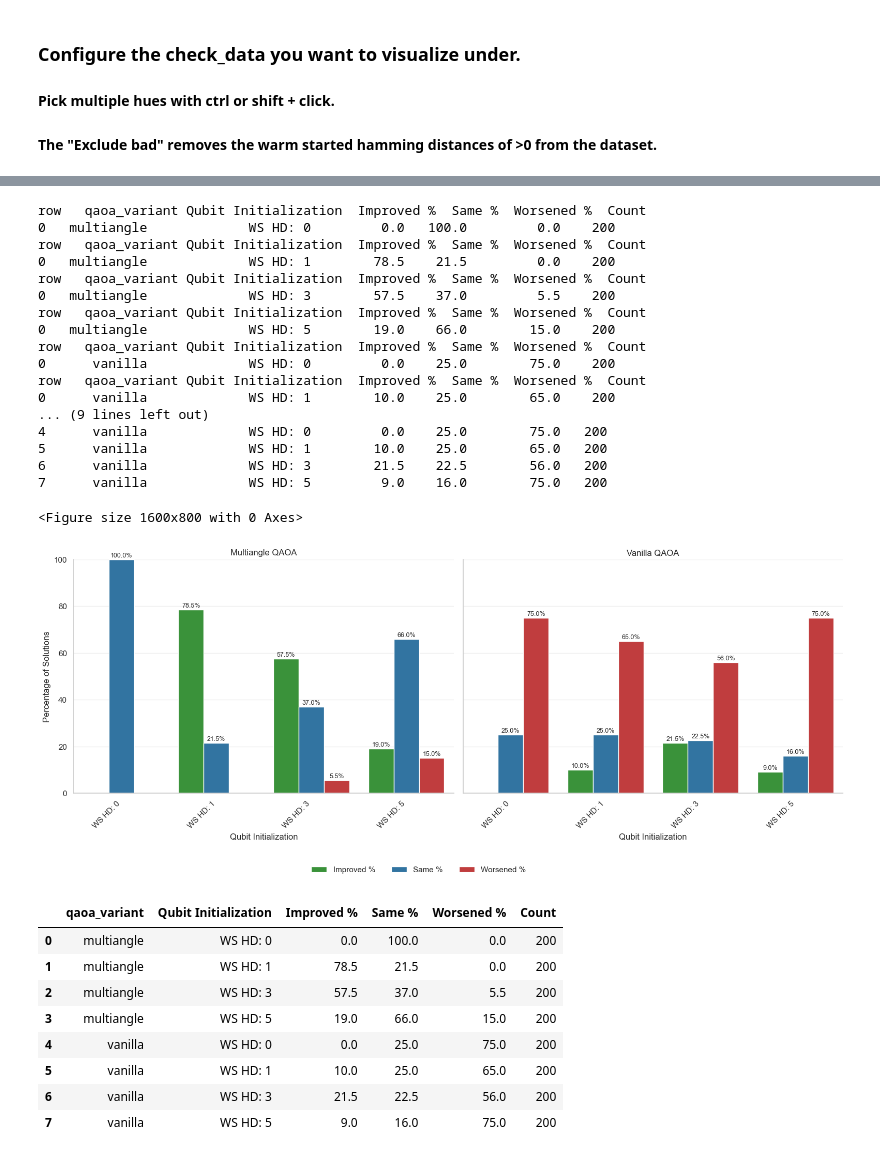
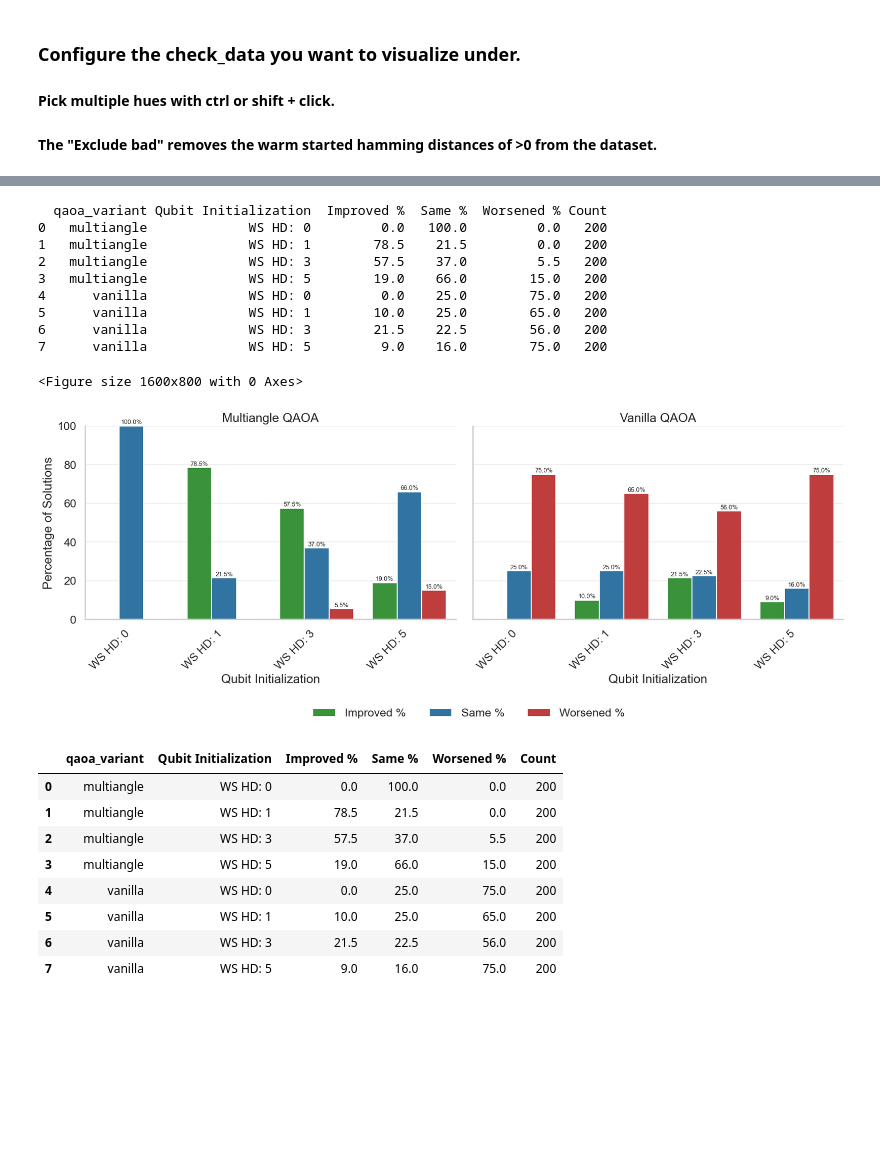
Before and after one commit to Smeidir/QAOA, a Jupyter notebook: results_visualizer.ipynb, the cells around one changed output, grey strips where cells are left out. Cells and saved outputs as stored; diff of their text form; code cells hidden in the pictures; blank space fills up the shorter version.

```diff
--- a/results_visualizer.ipynb
+++ b/results_visualizer.ipynb
@@ -791,7 +748,6 @@ for qaoa_var in ['multiangle', 'vanilla']:
                 'Worsened %': [worsened],
                 'Count': [total]
             })
-            print('row',new_row)
             improvement_stats = pd.concat([improvement_stats, new_row], ignore_index=True)
 print(improvement_stats)
 # Sort by initialization type and variant
@@ -850,48 +806,40 @@ for ax_i, title in zip(ax.axes[0], ['Multiangle', 'Vanilla']):
     ax_i.set_title(f"{title} QAOA")
 
 plt.tight_layout()
 plt.savefig('warm_start_improvement_stats_combined.pdf', bbox_inches='tight')
 plt.show()
 
 # Display the detailed table
 display(improvement_stats.round(2))
 
 
 # Create a figure and analyze runtime performance
 plt.figure(figsize=(14, 8))
 
 # Plot runtime distribution by QAOA variant
-sns.kdeplot(data=df_ws, x='quantum_func_evals', hue='qaoa_variant', palette='viridis', linewidth=3)
+sns.kdeplot(data=df_ws, x='Iterations', hue='qaoa_variant', palette='viridis', linewidth=3)
 
 # Set plot styling
 plt.title('Runtime by QAOA Variant', fontsize=16)
 plt.ylabel('Density', fontsize=14)
 plt.xlabel('Number of Function Evaluations', fontsize=14)
 plt.xlim((0,5000))
 plt.grid(alpha=0.3)
 plt.tight_layout()
 plt.savefig('runtime_by_qaoa_variant.pdf', bbox_inches='tight')
 plt.show()
 # %% [output]
-row   qaoa_variant Qubit Initialization  Improved %  Same %  Worsened %  Count
-0   multiangle             WS HD: 0         0.0   100.0         0.0    200
-row   qaoa_variant Qubit Initialization  Improved %  Same %  Worsened %  Count
-0   multiangle             WS HD: 1        78.5    21.5         0.0    200
-row   qaoa_variant Qubit Initialization  Improved %  Same %  Worsened %  Count
-0   multiangle             WS HD: 3        57.5    37.0         5.5    200
-row   qaoa_variant Qubit Initialization  Improved %  Same %  Worsened %  Count
-0   multiangle             WS HD: 5        19.0    66.0        15.0    200
-row   qaoa_variant Qubit Initialization  Improved %  Same %  Worsened %  Count
-0      vanilla             WS HD: 0         0.0    25.0        75.0    200
-row   qaoa_variant Qubit Initialization  Improved %  Same %  Worsened %  Count
-0      vanilla             WS HD: 1        10.0    25.0        65.0    200
-... (9 lines left out)
+  qaoa_variant Qubit Initialization  Improved %  Same %  Worsened % Count
+0   multiangle             WS HD: 0         0.0   100.0         0.0   200
+1   multiangle             WS HD: 1        78.5    21.5         0.0   200
+2   multiangle             WS HD: 3        57.5    37.0         5.5   200
+3   multiangle             WS HD: 5        19.0    66.0        15.0   200
 4      vanilla             WS HD: 0         0.0    25.0        75.0   200
 5      vanilla             WS HD: 1        10.0    25.0        65.0   200
 6      vanilla             WS HD: 3        21.5    22.5        56.0   200
 7      vanilla             WS HD: 5         9.0    16.0        75.0   200
 <Figure size 1600x800 with 0 Axes>
-[figure, old version]
+[figure, new version]
 |  | qaoa_variant | Qubit Initialization | Improved % | Same % | Worsened % | Count |
 | 0 | multiangle | WS HD: 0 | 0.0 | 100.0 | 0.0 | 200 |
 | 1 | multiangle | WS HD: 1 | 78.5 | 21.5 | 0.0 | 200 |
```
Also changed, not shown: parts of 24 cells of this notebook, 32 other files.
